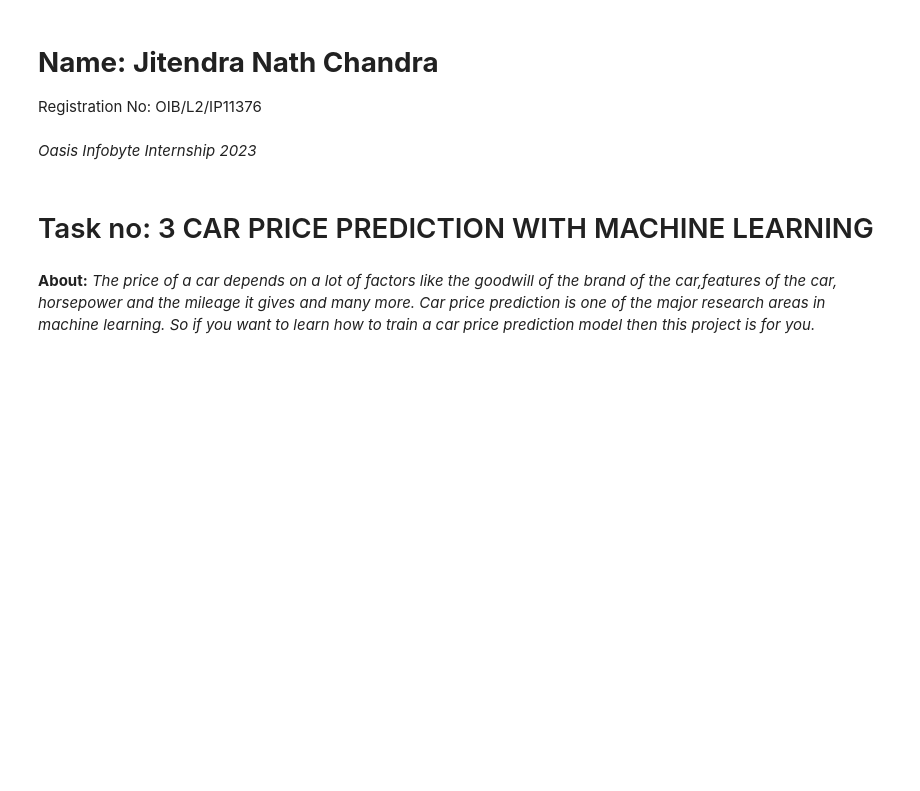
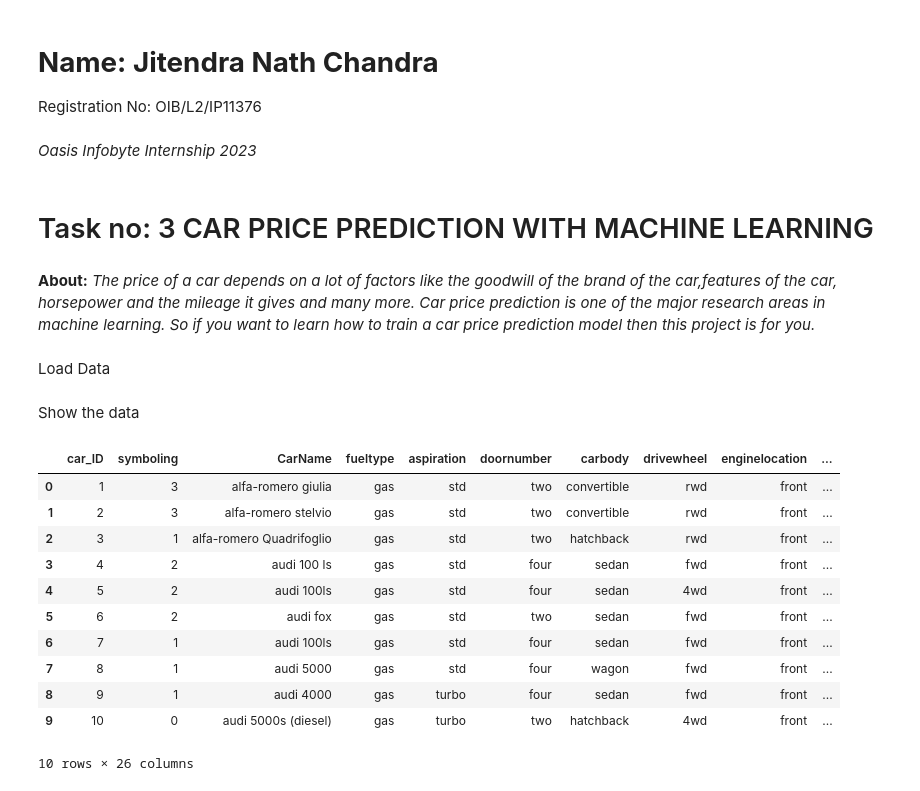
Before and after one commit to JitendraNathChandra/Data_Science_JNC_Oasis_Infobyte, a Jupyter notebook: DataScienceJNC_Oasis_CarPrediction.ipynb, the cells around one changed output. Drawn from its saved outputs; the diff is of its cells as text; code cells hidden in the pictures; blank space fills up the shorter version.

```diff
--- a/DataScienceJNC_Oasis_CarPrediction.ipynb
+++ b/DataScienceJNC_Oasis_CarPrediction.ipynb
@@ -20,0 +22,2 @@ from sklearn.linear_model import Lasso
+# %% [markdown]
+Load Data
@@ -20,0 +29,20 @@ from sklearn.linear_model import Lasso
+# %% [markdown]
+Show the data
+# %%
+# inspecting the first 10 rows of the dataframe
+#head() means 1st 5 rows of the dataframe
+
+cds.head(10)
+# %% [output]
+|  | car_ID | symboling | CarName | fueltype | aspiration | doornumber | carbody | drivewheel | enginelocation | ... |
+| 0 | 1 | 3 | alfa-romero giulia | gas | std | two | convertible | rwd | front | ... |
+| 1 | 2 | 3 | alfa-romero stelvio | gas | std | two | convertible | rwd | front | ... |
+| 2 | 3 | 1 | alfa-romero Quadrifoglio | gas | std | two | hatchback | rwd | front | ... |
+| 3 | 4 | 2 | audi 100 ls | gas | std | four | sedan | fwd | front | ... |
+| 4 | 5 | 2 | audi 100ls | gas | std | four | sedan | 4wd | front | ... |
+| 5 | 6 | 2 | audi fox | gas | std | two | sedan | fwd | front | ... |
+| 6 | 7 | 1 | audi 100ls | gas | std | four | sedan | fwd | front | ... |
+| 7 | 8 | 1 | audi 5000 | gas | std | four | wagon | fwd | front | ... |
+| 8 | 9 | 1 | audi 4000 | gas | turbo | four | sedan | fwd | front | ... |
+| 9 | 10 | 0 | audi 5000s (diesel) | gas | turbo | two | hatchback | 4wd | front | ... |
+10 rows × 26 columns
```
Also changed, not shown: parts of 16 cells of this notebook.
